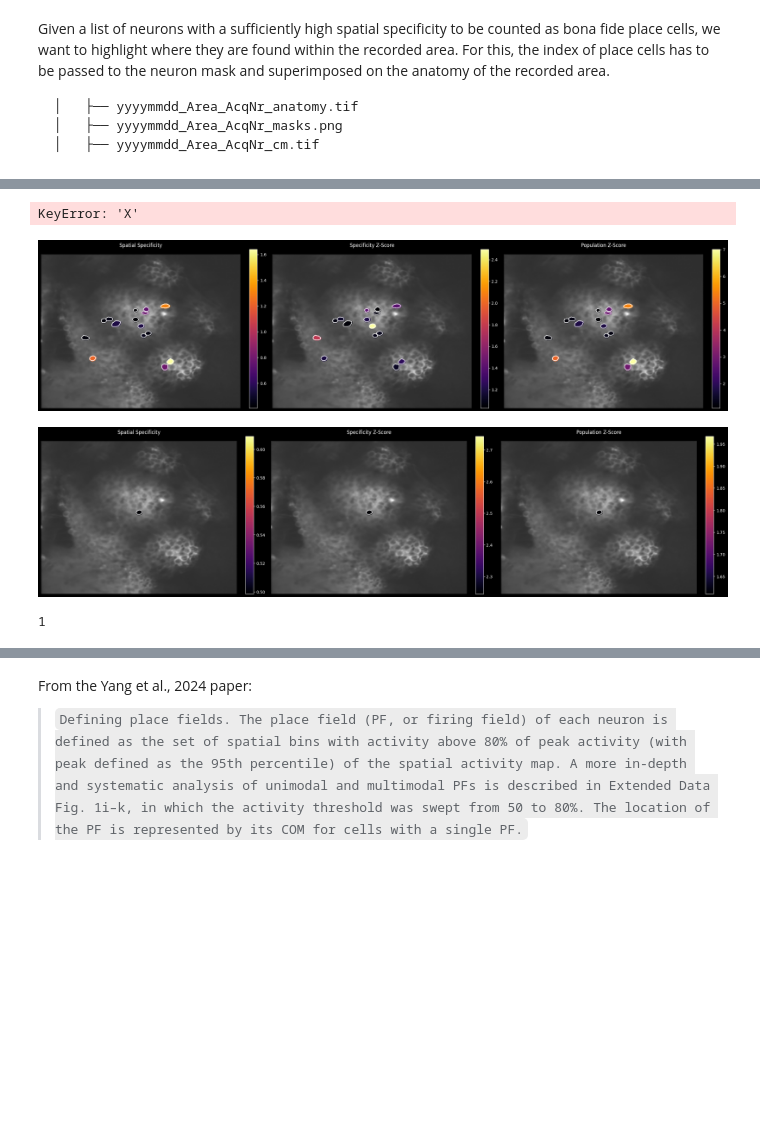
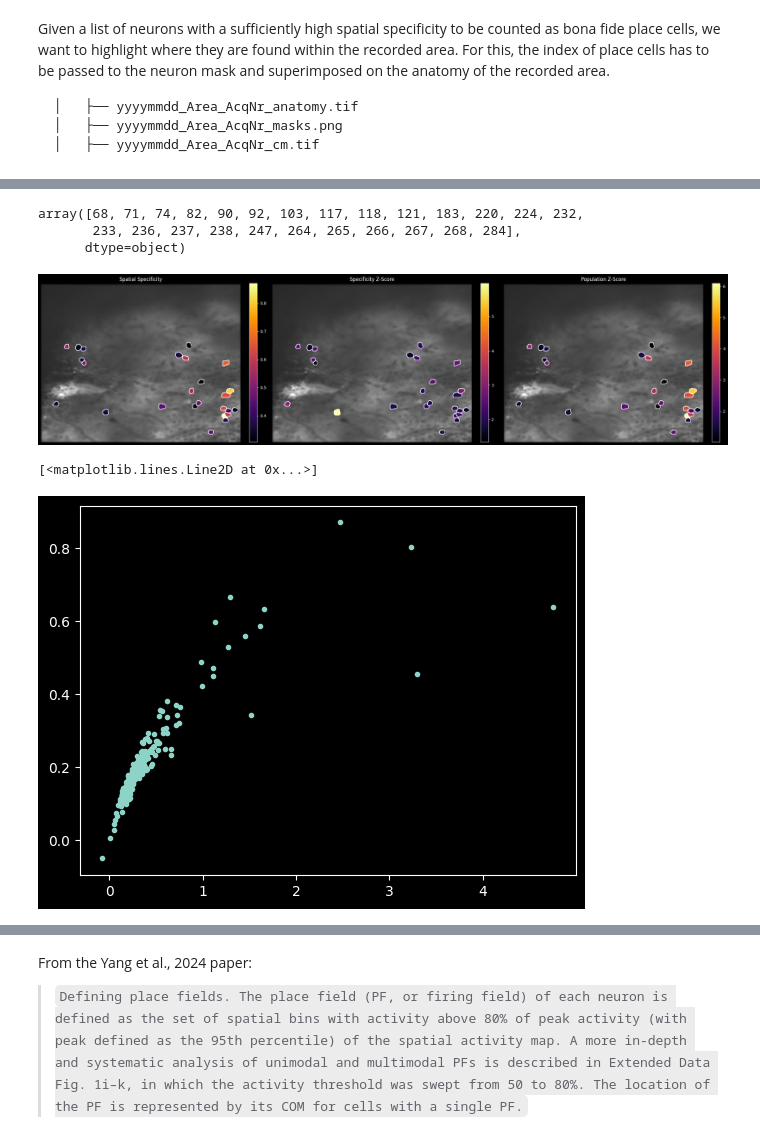
Before and after one commit to Anneser/SpatialInformation, a Jupyter notebook: scripts/02_SpatialInformationCoding.ipynb, the cells around one changed output, grey strips where cells are left out. Cells and saved outputs as stored; diff of their text form; code cells hidden in the pictures; blank space fills up the shorter version.

```diff
--- a/scripts/02_SpatialInformationCoding.ipynb
+++ b/scripts/02_SpatialInformationCoding.ipynb
@@ -86,5 +96,6 @@ array([18, 20, 23, 30, 37, 45, 47, 59, 64, 71, 136, 144, 152, 187, 188],
 # %%
-dff, bh = si.load_data(Path('..\\data\\processed_datasets\\20250722_Dc_2\\'))
+# execute this cell for older datasets (preceding 2025/07)
+dff, bh = si.load_data(Path('..\\data\\processed_datasets\\20241203_Dc\\'))
 bh = si.remove_interpolated_values(bh, n_corr=2)
 time_per_bin, summed_traces, _ = si.binning(dff, bh)
 avg_act_mtx = si.avg_activity(time_per_bin, summed_traces)
@@ -100,26 +111,31 @@ df = pd.DataFrame({"spatial_specificity": spatial_spec,
 indices = df[(df["specificity_zscore"] > 1) & (df["population_zscore"] > 1)].index.to_numpy()
 indices
 # %% [output]
-KeyError: 'X'
+array([68, 71, 74, 82, 90, 92, 103, 117, 118, 121, 183, 220, 224, 232,
+       233, 236, 237, 238, 247, 264, 265, 266, 267, 268, 284],
+      dtype=object)
 # %%
-si.plot_neurons(Path('..\\data\\processed_datasets\\20250722_Dc_2\\'),
-            indices, df)
+#indices = df[(df["specificity_zscore"] > 2)& (df["population_zscore"] > 0.5)].index.to_numpy()
+#indices
 
-#plot_neurons(Path('W:\\scratch\\gfriedri\\anneluka\\Experiments\\VirtualReality\\data\\processed_datasets\\20240903_Dc_1\\'),
-#            [318], df, save_figure=False)
+si.plot_neurons(Path('..\\data\\processed_datasets\\20241203_Dc\\'),
+             indices, df)
 
-#plot_neurons(Path('W:\\scratch\\gfriedri\\anneluka\\Experiments\\VirtualReality\\data\\processed_datasets\\20241203_Dc\\'),
-#            list(range(1, 288)), df) , 81, 210, 292, 318
+#si.plot_neurons(Path('W:\\scratch\\gfriedri\\anneluka\\Experiments\\VirtualReality\\data\\processed_datasets\\20240903_Dc_1\\'),
+#            [179], df, save_figure=False)
 
-si.plot_neurons(Path('..\\data\\processed_datasets\\20250722_Dc_2\\'),
-            [37], df)
+#si.plot_neurons(Path('..\\data\\processed_datasets\\20250828_1300_DcLeft\\'),
+#           [9, 43], df)
+
+#si.plot_neurons(Path('..\\data\\processed_datasets\\20250722_Dc_2\\'),
+#            [37], df)
 # %% [output]
-[figure, old version]
+[figure, new version]
-[figure, removed]
 # %%
-list(range(1, 280))[0]
+plt.plot(spatial_info, spatial_spec, '.')
 # %% [output]
-1
+[<matplotlib.lines.Line2D at 0x...>]
+[figure, added]
 # %%
 plt.style.use('dark_background')
 # Create figure and GridSpec layout
```
Also changed, not shown: parts of 17 cells of this notebook, 4 other files.
